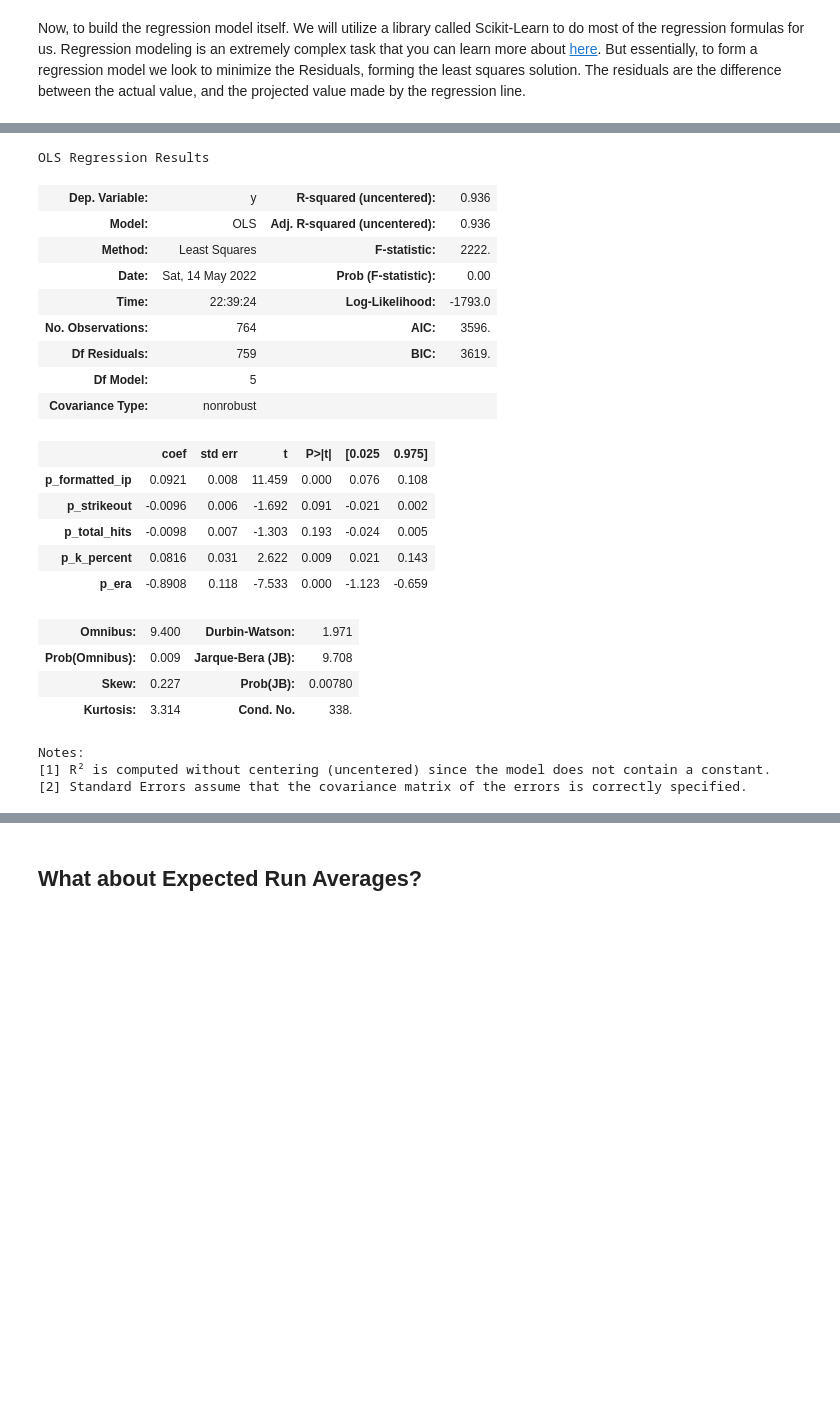
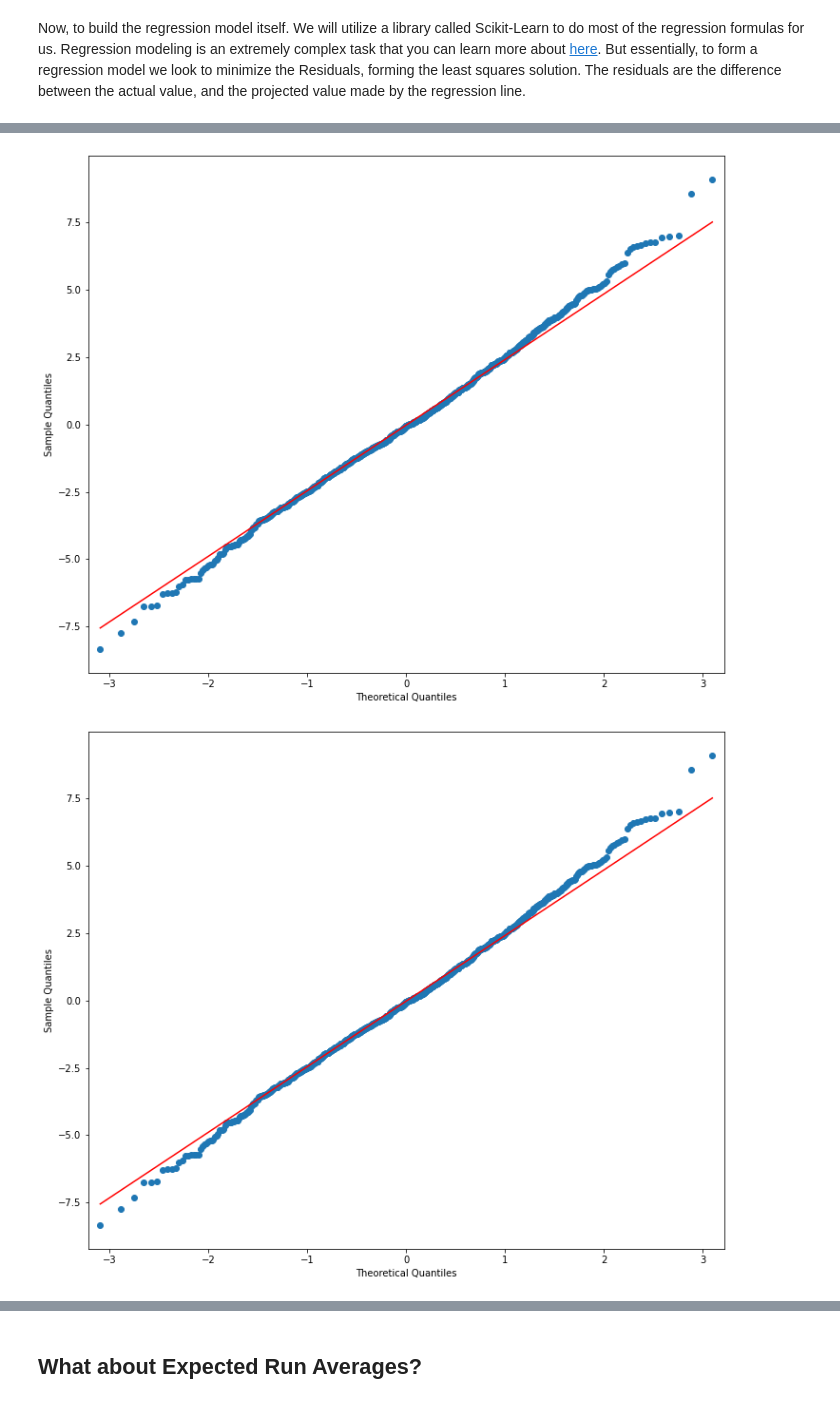
Before and after one commit to logan-lach/CMSC320FinalProject, a Jupyter notebook: project3/final.ipynb, the cells around one changed output, grey strips where cells are left out. Cells and saved outputs as stored; diff of their text form; code cells hidden in the pictures; blank space fills up the shorter version.

```diff
--- a/project3/final.ipynb
+++ b/project3/final.ipynb
@@ -702,39 +764,11 @@ Now that we have the train test split, we can actually make our linear regressio
 # %%
-mod = lm.OLS(endog=train_y, exog=train_x).fit()
+# Fit our model using the statsmodels api
+# We must use the add_constant value because linear regression lines take the form y = mx + b, and by default statsmodels doesn't employ a constant b
 
+model = lm.OLS(endog=y, exog=sm.add_constant(X)).fit()
 
-# Remember, our variables are innings pitched, total strikeouts, total hits, strikeout percentage, total earned run average, so lets output it nicely
-"""
-variables = ['innings pitched', 'total strikeouts', 'total hits', 'Strikeout Percentage', 'ERA']
-equation = "Our Wins equation is the following: \n Total Wins = " + str(model.intercept_[0]) + " + "
-
-for i in range(len(variables)):
-    equation += " ( " + variables[i] + " * " + str(model.coef_[0][i]) + " ) +"
-
-print(equation[:-1])
-"""
-mod.summary()
+# graph the QQplot
+sm.qqplot(data=model.resid, line='q')
 # %% [output]
-OLS Regression Results
-| Dep. Variable: | y | R-squared (uncentered): | 0.936 |
-| Model: | OLS | Adj. R-squared (uncentered): | 0.936 |
-| Method: | Least Squares | F-statistic: | 2222. |
-| Date: | Sat, 14 May 2022 | Prob (F-statistic): | 0.00 |
-| Time: | 22:39:24 | Log-Likelihood: | -1793.0 |
-| No. Observations: | 764 | AIC: | 3596. |
-| Df Residuals: | 759 | BIC: | 3619. |
-| Df Model: | 5 |  |  |
-| Covariance Type: | nonrobust |  |  |
-|  | coef | std err | t | P>|t| | [0.025 | 0.975] |
-| p_formatted_ip | 0.0921 | 0.008 | 11.459 | 0.000 | 0.076 | 0.108 |
-| p_strikeout | -0.0096 | 0.006 | -1.692 | 0.091 | -0.021 | 0.002 |
-| p_total_hits | -0.0098 | 0.007 | -1.303 | 0.193 | -0.024 | 0.005 |
-| p_k_percent | 0.0816 | 0.031 | 2.622 | 0.009 | 0.021 | 0.143 |
-| p_era | -0.8908 | 0.118 | -7.533 | 0.000 | -1.123 | -0.659 |
-| Omnibus: | 9.400 | Durbin-Watson: | 1.971 |
-| Prob(Omnibus): | 0.009 | Jarque-Bera (JB): | 9.708 |
-| Skew: | 0.227 | Prob(JB): | 0.00780 |
-| Kurtosis: | 3.314 | Cond. No. | 338. |
-Notes:
-[1] R² is computed without centering (uncentered) since the model does not contain a constant.
-[2] Standard Errors assume that the covariance matrix of the errors is correctly specified.
+[figure, added]
+[figure, added]
```
Also changed, not shown: parts of 19 cells of this notebook.
